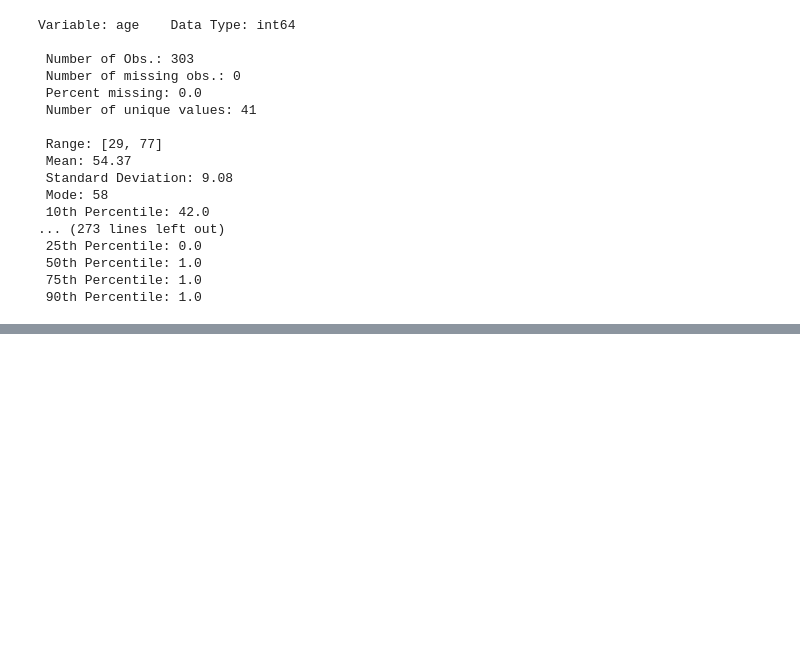
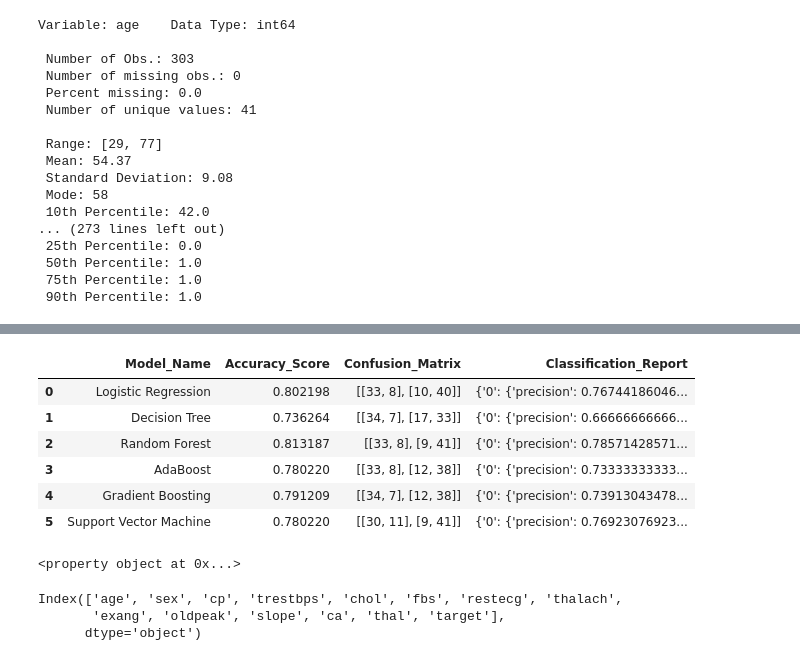
Before and after one commit to shivamsingh-itds/Heartdisease_predictionmodel, a Jupyter notebook: notebook/Experiments/model.ipynb, the cells around one changed output, grey strips where cells are left out. Cells and saved outputs as stored; diff of their text form; code cells hidden in the pictures; blank space fills up the shorter version.

Commit message:
Testing Different Model

```diff
--- a/notebook/Experiments/model.ipynb
+++ b/notebook/Experiments/model.ipynb
@@ -175,0 +215,52 @@ Variable: age    Data Type: int64
+# %%
+def model_building(X_train, X_test, y_train, y_test):
+
+    models = {
+        'Logistic Regression': LogisticRegression(max_iter=1000),
+        'Decision Tree': DecisionTreeClassifier(random_state=42),
+        'Random Forest': RandomForestClassifier(random_state=42),
+        'AdaBoost': AdaBoostClassifier(random_state=42),
+        'Gradient Boosting': GradientBoostingClassifier(random_state=42),
+        'Support Vector Machine': SVC()
+    }
+
+    model_performance = []
+
+    for model_name, model in models.items():
+        model.fit(X_train, y_train)
+        y_pred = model.predict(X_test)
+
+        report = OrderedDict({
+            'Model_Name': model_name,
+            'Accuracy_Score': accuracy_score(y_test, y_pred),
+            'Confusion_Matrix': confusion_matrix(y_test, y_pred),
+            'Classification_Report': classification_report(y_test, y_pred, output_dict=True)
+        })
+
+        model_performance.append(report)
+
+    return pd.DataFrame(model_performance)
+# %%
+report = model_building(X_train, X_test, y_train, y_test)
+# %%
+report
+# %% [output]
+|  | Model_Name | Accuracy_Score | Confusion_Matrix | Classification_Report |
+| 0 | Logistic Regression | 0.802198 | [[33, 8], [10, 40]] | {'0': {'precision': 0.76744186046... |
+| 1 | Decision Tree | 0.736264 | [[34, 7], [17, 33]] | {'0': {'precision': 0.66666666666... |
+| 2 | Random Forest | 0.813187 | [[33, 8], [9, 41]] | {'0': {'precision': 0.78571428571... |
+| 3 | AdaBoost | 0.780220 | [[33, 8], [12, 38]] | {'0': {'precision': 0.73333333333... |
+| 4 | Gradient Boosting | 0.791209 | [[34, 7], [12, 38]] | {'0': {'precision': 0.73913043478... |
+| 5 | Support Vector Machine | 0.780220 | [[30, 11], [9, 41]] | {'0': {'precision': 0.76923076923... |
+# %%
+knn = KNeighborsClassifier().fit(X_train,y_train)
+y_pred = knn.predict(X_test)
+
+accuracy_score(y_test,y_pred)
+print(RandomForestClassifier.feature_importances_)
+df.columns
+# %% [output]
+<property object at 0x...>
+Index(['age', 'sex', 'cp', 'trestbps', 'chol', 'fbs', 'restecg', 'thalach',
+       'exang', 'oldpeak', 'slope', 'ca', 'thal', 'target'],
+      dtype='object')
```
Also changed, not shown: parts of 5 cells of this notebook.
